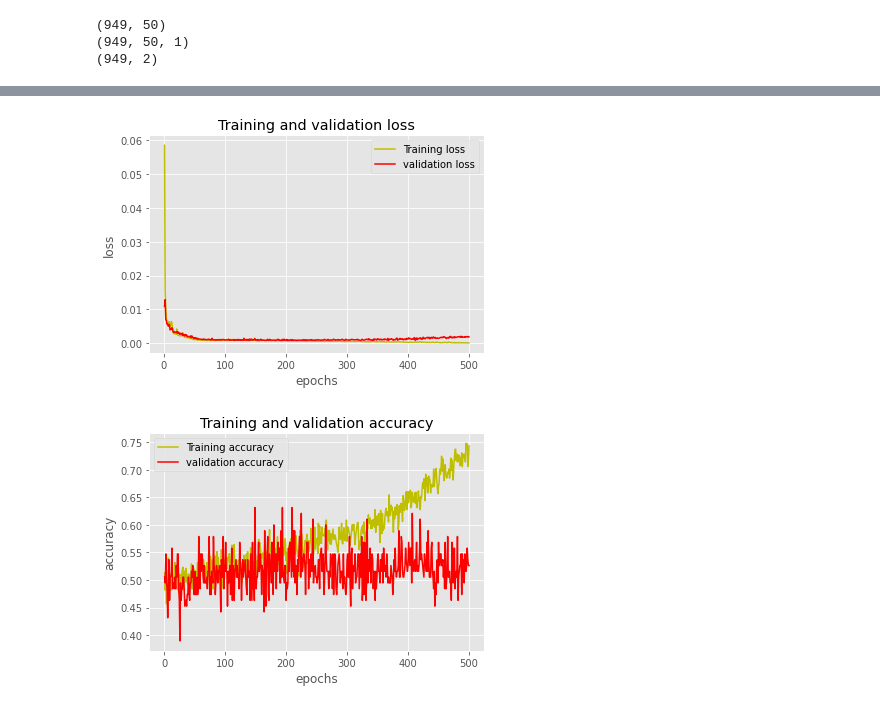
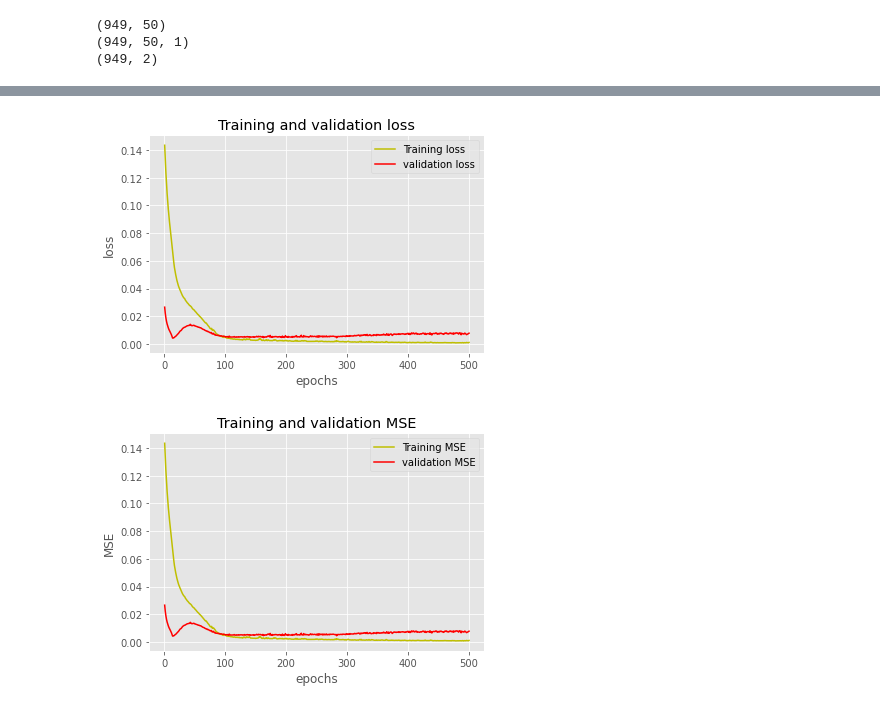
Before and after one commit to kiran-bhandari16/LSTM-Stock-Price-Prediciton, a Jupyter notebook: Predicting_next(X)days_Stock_Price_Using_LSTM.ipynb, the cells around one changed output, grey strips where cells are left out. Saved outputs shown, nothing was run; the diff lists cells and outputs as text; code cells hidden in the pictures.

```diff
--- a/Predicting_next(X)days_Stock_Price_Using_LSTM.ipynb
+++ b/Predicting_next(X)days_Stock_Price_Using_LSTM.ipynb
@@ -118,12 +120,12 @@ print(y.shape)
 (949, 2)
 # %%
 model = Sequential()
-model.add(LSTM(200, activation='softsign', return_sequences=True, input_shape=(n_per_in,n_features)))
-model.add(LSTM(200, activation='softsign', return_sequences=True))
-model.add(LSTM(200, activation='softsign', return_sequences=True))
-model.add(LSTM(200, activation='softsign', return_sequences=True))
-model.add(LSTM(200, activation='softsign', return_sequences=True))
-model.add(LSTM(200, activation='softsign'))
+model.add(LSTM(50, activation='softsign', return_sequences=True, input_shape=(n_per_in,n_features)))
+model.add(LSTM(n_features, activation='softsign', return_sequences=True))
+model.add(LSTM(n_features, activation='softsign', return_sequences=True))
+model.add(LSTM(n_features, activation='softsign', return_sequences=True))
+model.add(LSTM(n_features, activation='softsign', return_sequences=True))
+model.add(LSTM(n_features, activation='softsign'))
 model.add(Dense(n_per_out))
 
 model.summary()
@@ -146,7 +148,7 @@ Trainable params: 1,766,002
 Non-trainable params: 0
 _________________________________________________________________
 # %%
-model.compile(optimizer='adam',loss='mse', metrics=['accuracy'])
+model.compile(optimizer='adam',loss='mse', metrics=['mse'])
 # %%
 res = model.fit(X,y, epochs=500, batch_size=64, validation_split=0.1)
 # %% [output]
@@ -170,25 +172,25 @@ Epoch 500/500
 # %%
 loss = res.history['loss']
 val_loss = res.history['val_loss']
 epochs=range(1,len(loss)+1)
 plt.plot(epochs, loss,'y', label="Training loss")
 plt.plot(epochs, val_loss, 'r', label='validation loss')
 plt.title("Training and validation loss")
 plt.xlabel('epochs')
 plt.ylabel('loss')
 plt.legend()
 plt.show()
 
 
-acc = res.history['accuracy']
-val_acc = res.history['val_accuracy']
-plt.plot(epochs, acc,'y', label="Training accuracy")
-plt.plot(epochs, val_acc, 'r', label='validation accuracy')
-plt.title("Training and validation accuracy")
+mse = res.history['mse']
+val_mse = res.history['val_mse']
+plt.plot(epochs, mse,'y', label="Training MSE")
+plt.plot(epochs, val_mse, 'r', label='validation MSE')
+plt.title("Training and validation MSE")
 plt.xlabel('epochs')
-plt.ylabel('accuracy')
+plt.ylabel('MSE')
 plt.legend()
 plt.show()
 # %% [output]
-[figure, old version]
+[figure, new version]
-[figure, old version]
+[figure, new version]
```
Also changed, not shown: parts of 3 cells of this notebook.
